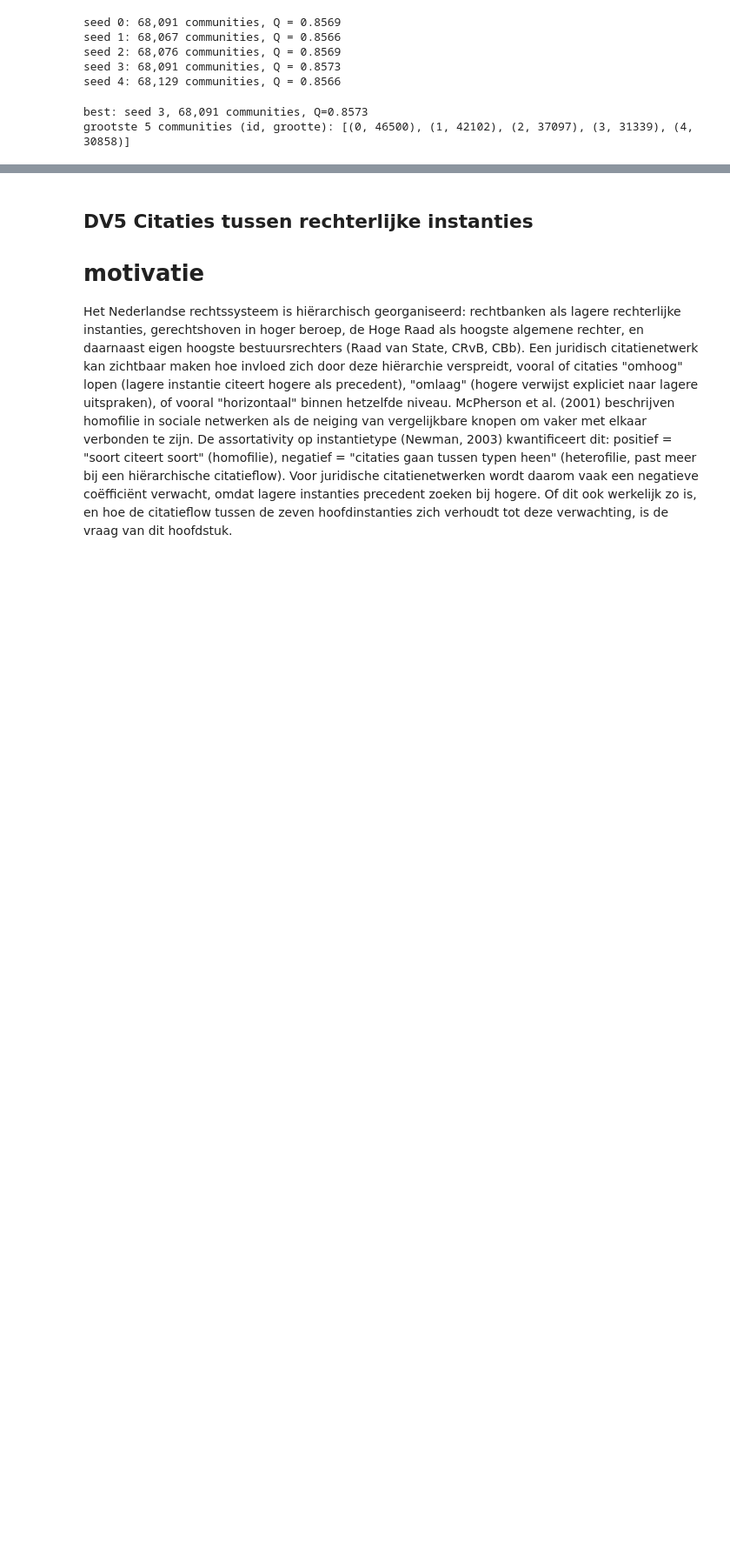
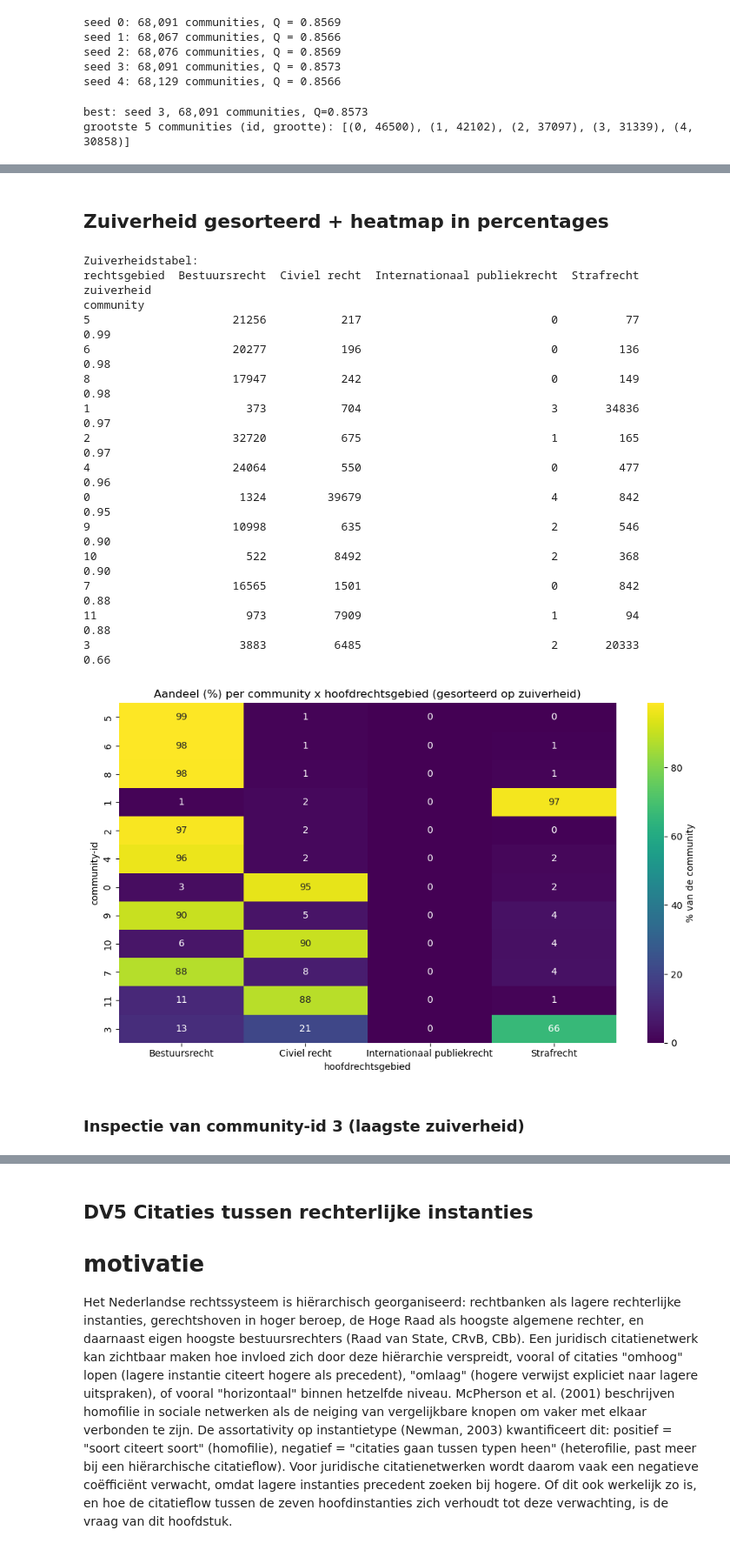
Before and after one commit to vinwiegman/thesis-project, a Jupyter notebook: notebooks/1- eigen_onderzoek.ipynb, the cells around one changed output, grey strips where cells are left out. Shown at 87% size. Drawn from its saved outputs; the diff is of its cells as text; code cells hidden in the pictures; blank space fills up the shorter version.

```diff
--- a/notebooks/1- eigen_onderzoek.ipynb
+++ b/notebooks/1- eigen_onderzoek.ipynb
@@ -1013,0 +1139,49 @@ boot_ci(rg_specific, 'specifiek')
+# %% [markdown]
+## Zuiverheid gesorteerd + heatmap in percentages
+# %%
+# Zuiverheidstabel gesorteerd op aflopende zuiverheid
+labelled    = [n for n in sample_nodes if n in rg_primary]
+comm_labels = [node_comm[n] for n in labelled]
+rg_labels   = [rg_primary[n] for n in labelled]
+
+ct = pd.crosstab(pd.Series(comm_labels, name='community'),
+                 pd.Series(rg_labels, name='rechtsgebied'))
+top_comms = [c for c, _ in Counter(comm_labels).most_common(12)]
+ct_top = ct.loc[top_comms]
+purity = (ct_top.max(axis=1) / ct_top.sum(axis=1)).rename('zuiverheid')
+
+tab = ct_top.copy()
+tab['zuiverheid'] = purity.round(2)
+tab = tab.sort_values('zuiverheid', ascending=False)
+print('Zuiverheidstabel:')
+print(tab.to_string())
+
+# heatmap in percentafges
+ct_pct = (ct_top.div(ct_top.sum(axis=1), axis=0) * 100).loc[tab.index]
+fig, ax = plt.subplots(figsize=(10, 6))
+sns.heatmap(ct_pct, cmap='viridis', annot=True, fmt='.0f',
+            cbar_kws={'label': '% van de community'}, ax=ax)
+ax.set_title('Aandeel (%) per community x hoofdrechtsgebied (gesorteerd op zuiverheid)')
+ax.set_xlabel('hoofdrechtsgebied'); ax.set_ylabel('community-id')
+plt.tight_layout()
+plt.savefig('dv4heatmap.png', dpi=150, bbox_inches='tight')
+plt.show()
+# %% [output]
+Zuiverheidstabel:
+rechtsgebied  Bestuursrecht  Civiel recht  Internationaal publiekrecht  Strafrecht  zuiverheid
+community
+5                     21256           217                            0          77        0.99
+6                     20277           196                            0         136        0.98
+8                     17947           242                            0         149        0.98
+1                       373           704                            3       34836        0.97
+2                     32720           675                            1         165        0.97
+4                     24064           550                            0         477        0.96
+0                      1324         39679                            4         842        0.95
+9                     10998           635                            2         546        0.90
+10                      522          8492                            2         368        0.90
+7                     16565          1501                            0         842        0.88
+11                      973          7909                            1          94        0.88
+3                      3883          6485                            2       20333        0.66
+[figure, added]
+# %% [markdown]
+### Inspectie van community-id 3 (laagste zuiverheid)
```
Also changed, not shown: parts of 27 cells of this notebook.
